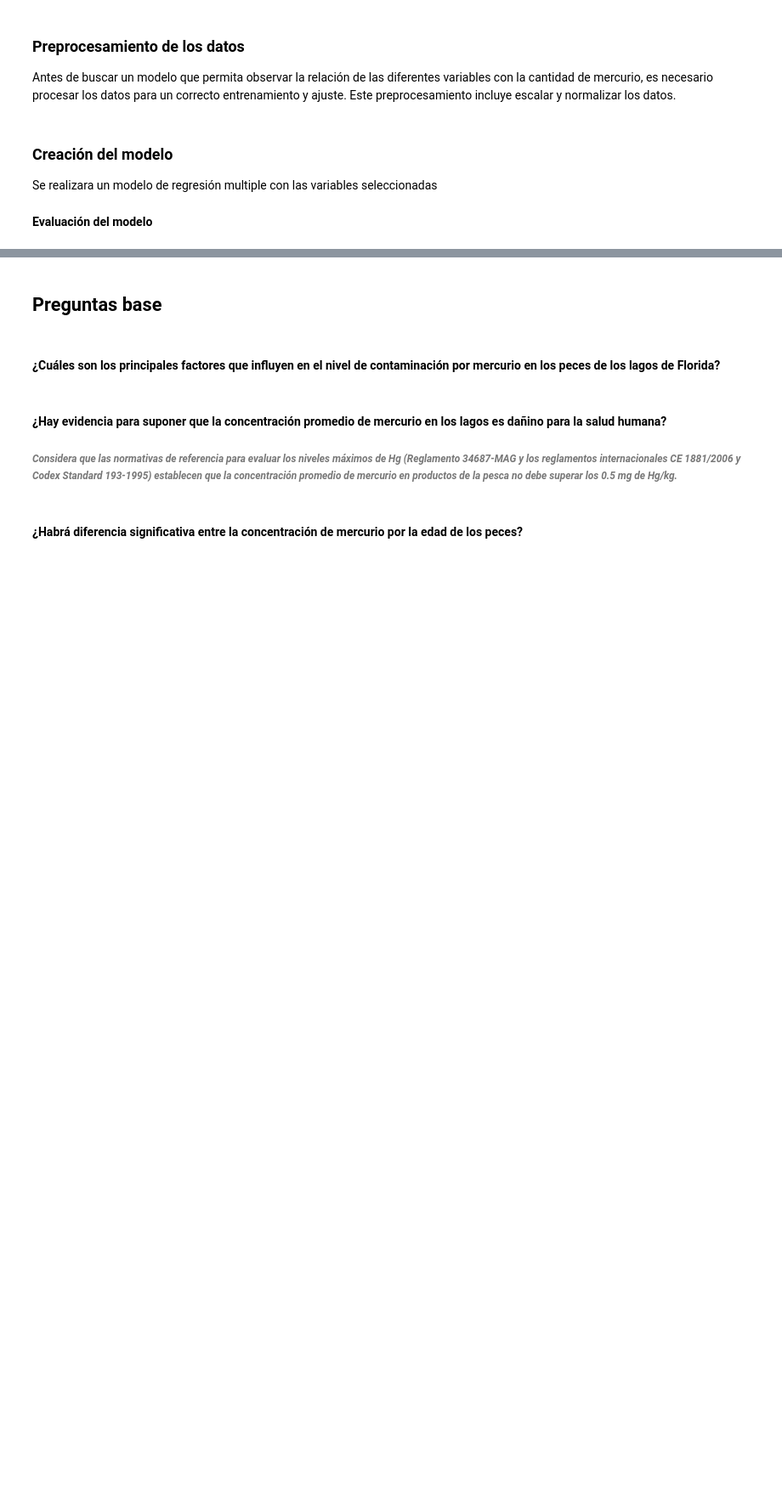
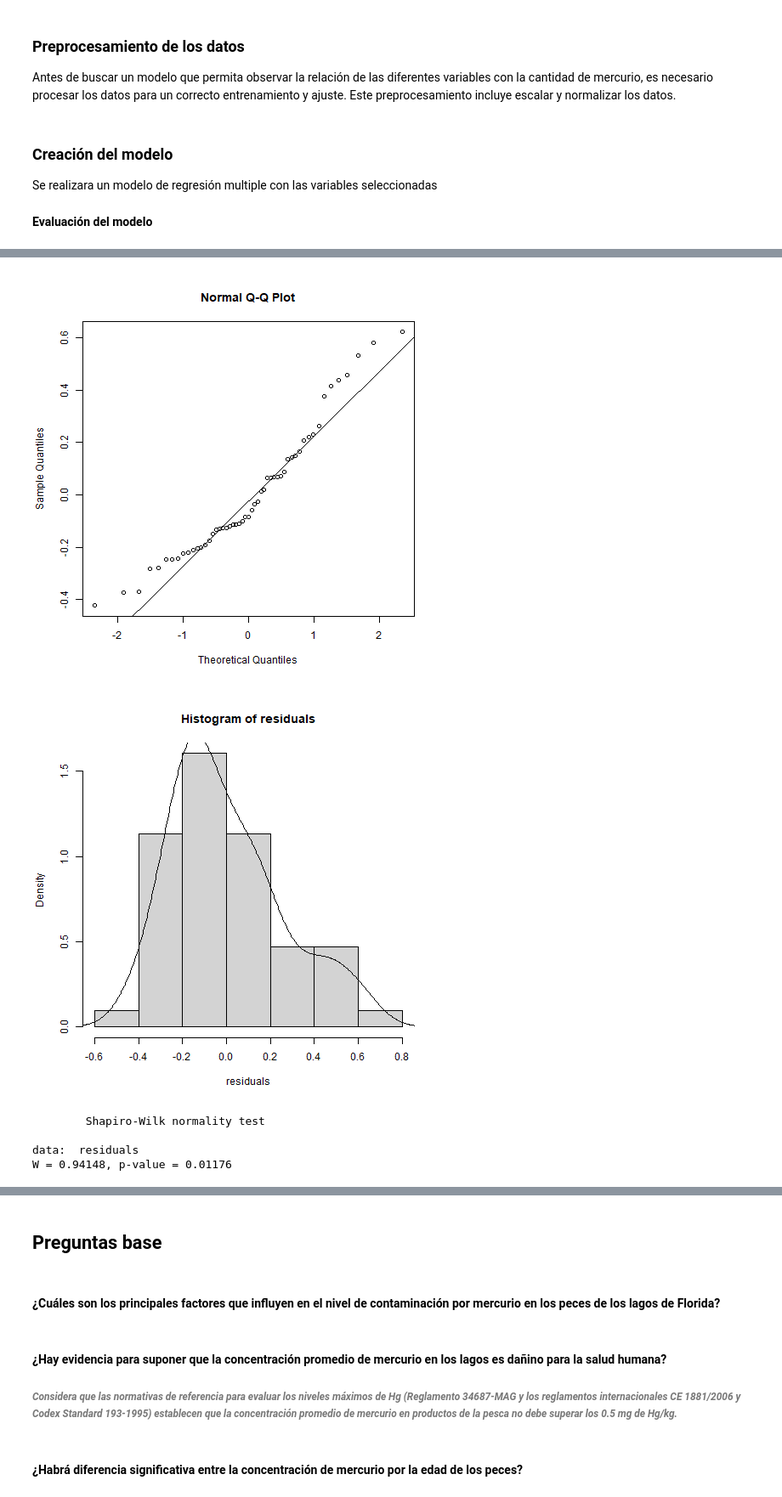
Before and after one commit to dscazares/Portafolio-Estadistica, a Jupyter notebook: portafolio-implementacion.ipynb, the cells around one changed output, grey strips where cells are left out. Shown: that part at 85% size. Saved outputs shown, nothing was run; the diff lists cells and outputs as text; code cells hidden in the pictures; blank space fills up the shorter version.

```diff
--- a/portafolio-implementacion.ipynb
+++ b/portafolio-implementacion.ipynb
@@ -361,14 +360,0 @@ Se puede observar que el modelo tiene un error pequeño.
-# %%
-X = df[['alcalinidad', 'PH', 'clorofila']]
-y = df['avg-mercurio']
-X_train, X_test, y_train, y_test = train_test_split(X, y, random_state=42)
-
-sc = StandardScaler()
-X_train = sc.fit_transform(X_train)
-X_test = sc.fit_transform(X_test)
-
-model = LinearRegression()
-model.fit(X_train, y_train)
-predictions = model.predict(X_test)
-
-print("MSE: ", mean_squared_error(y_test, predictions))
@@ -380,0 +367,5 @@ MSE:  0.048553141020570935
+# %%
+%%R -i X -i y
+
+lin_reg = lm(y ~ ., data = cbind(X, y))
+summary(lin_reg)
@@ -380,0 +401,19 @@ MSE:  0.048553141020570935
+# %%
+%%R
+residuals = lin_reg$residuals
+qqnorm(residuals)
+qqline(residuals)
+
+hist(residuals,freq=FALSE)
+lines(density(residuals))
+# %% [output]
+[figure, added]
+[figure, added]
+# %%
+%%R
+shapiro.test(residuals)
+# %% [output]
+        Shapiro-Wilk normality test
+
+data:  residuals
+W = 0.94148, p-value = 0.01176
```
Also changed, not shown: parts of 18 cells of this notebook.
